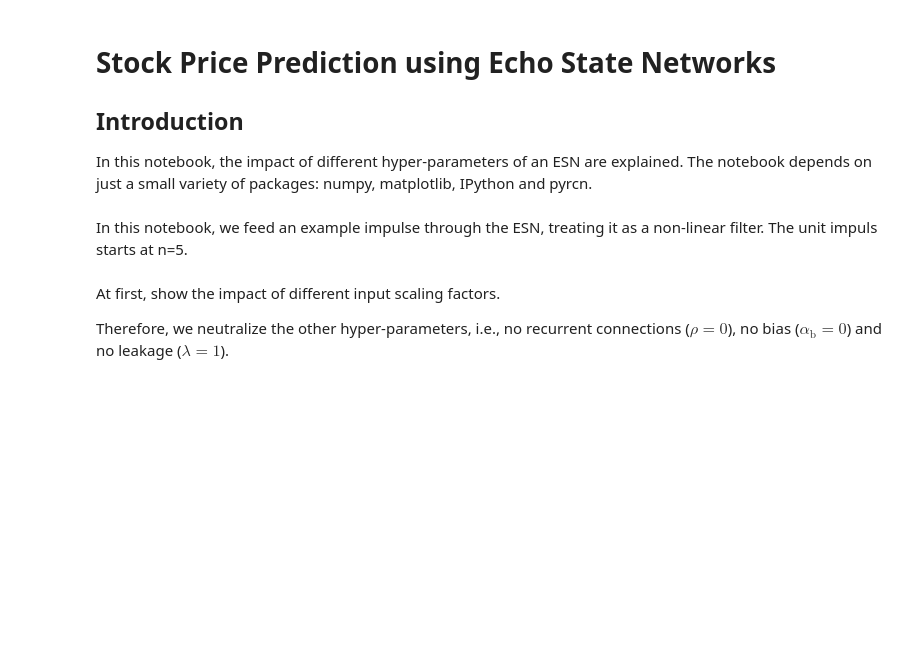
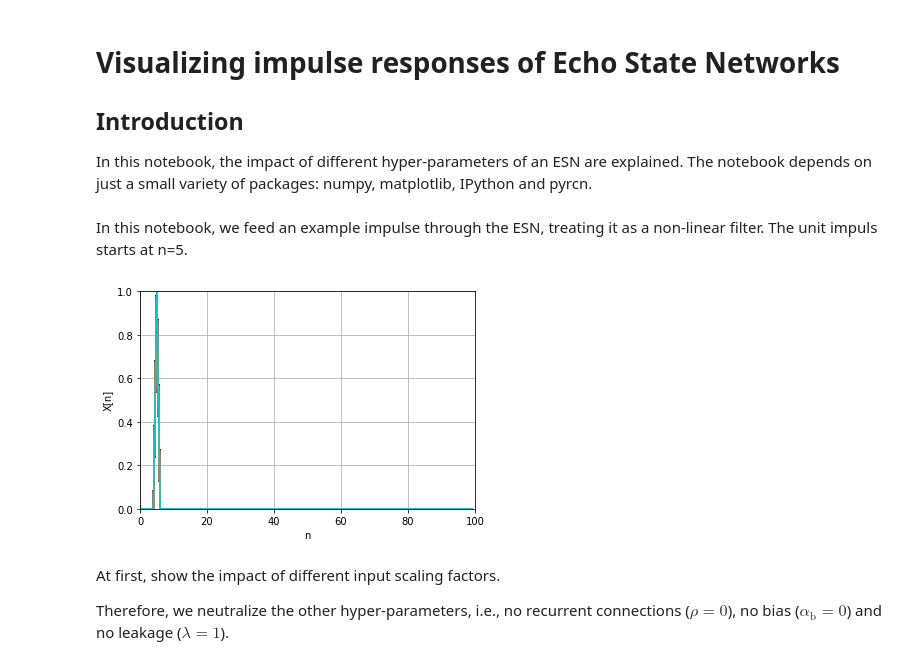
Before and after one commit to PlasmaControl/PyRCN, a Jupyter notebook: examples/esn_impulse_responses.ipynb, the cells around one changed output. Saved outputs shown, nothing was run; the diff lists cells and outputs as text; code cells hidden in the pictures; blank space fills up the shorter version.

```diff
--- a/examples/esn_impulse_responses.ipynb
+++ b/examples/esn_impulse_responses.ipynb
@@ -1,14 +1,21 @@
 # %% [markdown]
-# Stock Price Prediction using Echo State Networks
+# Visualizing impulse responses of Echo State Networks
 
 ## Introduction
 
 In this notebook, the impact of different hyper-parameters of an ESN are explained. The notebook depends on just a small variety of packages: numpy, matplotlib, IPython and pyrcn.
 # %%
+import os, sys
+cwd = os.getcwd()
+module_path = os.path.dirname(cwd)  # target working directory
+
+sys.path = [item for item in sys.path if item != module_path]  # remove module_path from sys.path
+sys.path.append(module_path)  # add module_path to sys.path
+
 import numpy as np
 
 from matplotlib import pyplot as plt
-plt.rcParams['image.cmap'] = 'jet'
+plt.rcParams['image.cmap'] = 'RdBu'
 plt.rcParams['pdf.fonttype'] = 42
 plt.rcParams['ps.fonttype'] = 42
 %matplotlib inline
@@ -22,17 +29,18 @@ from pyrcn.base import InputToNode, NodeToNode
 # %% [markdown]
 In this notebook, we feed an example impulse through the ESN, treating it as a non-linear filter. The unit impuls starts at n=5.
 # %%
-X = np.zeros(shape=(100, 1), dtype=int)
-X[5] = 1
-y = X[:, 0]
+X = np.zeros(shape=(100, 900), dtype=int)
+X[5, :] = 1
 
 plt.figure()
 plt.plot(X)
 plt.xlim([0, 100])
 plt.ylim([0, 1])
 plt.xlabel('n')
 plt.ylabel('X[n]')
 plt.grid()
+# %% [output]
+[figure, added]
 # %% [markdown]
 At first, show the impact of different input scaling factors.
 
```
Also changed, not shown: parts of 4 cells of this notebook, 9 other files.
